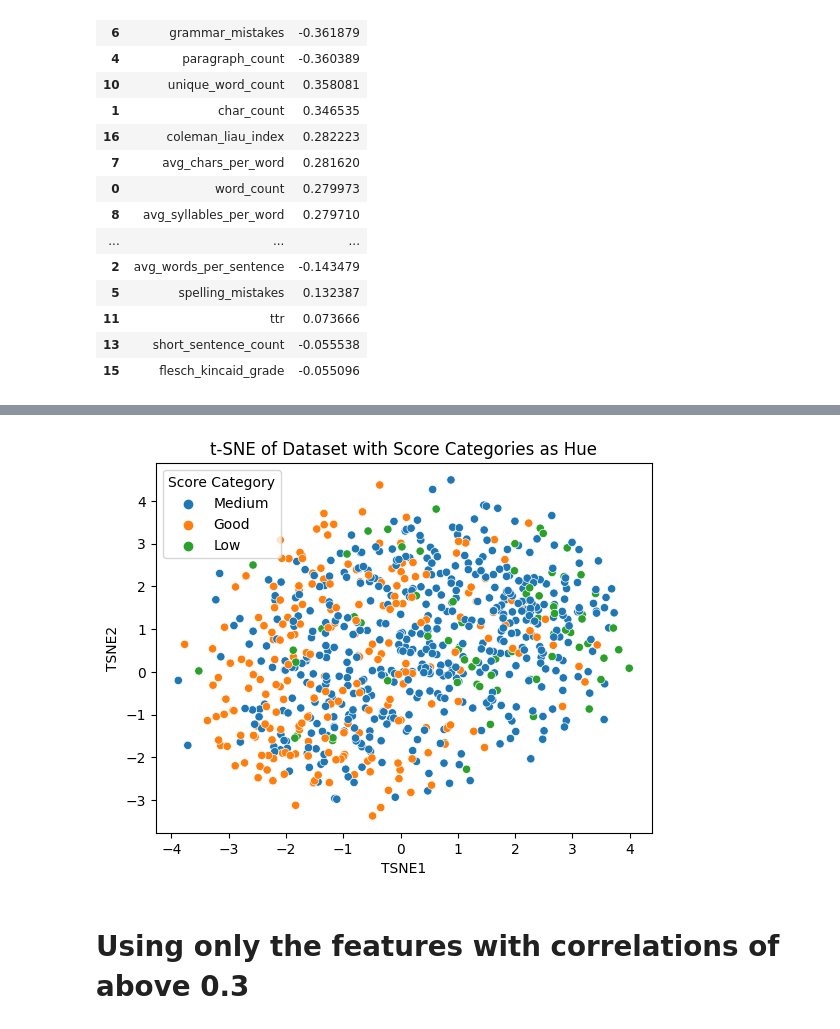
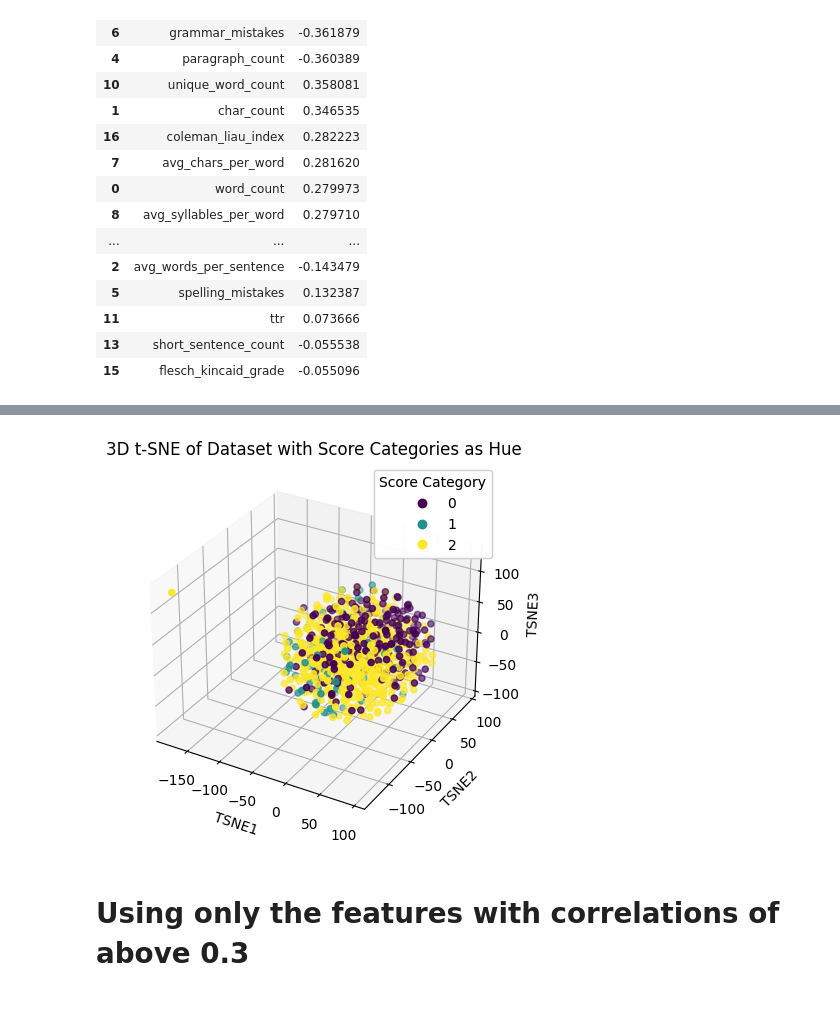
Before and after one commit to gderiddershanghai/Group-201, a Jupyter notebook: notebooks/ginger_proposal_eda.ipynb, the cells around one changed output, grey strips where cells are left out. Saved outputs shown, nothing was run; the diff lists cells and outputs as text; code cells hidden in the pictures.

```diff
--- a/notebooks/ginger_proposal_eda.ipynb
+++ b/notebooks/ginger_proposal_eda.ipynb
@@ -195,35 +197,48 @@ plt.show()
-# %%
-from sklearn.preprocessing import StandardScaler
-from sklearn.manifold import TSNE
-import seaborn as sns
-import matplotlib.pyplot as plt
-import pandas as pd
-
-# Assuming 'Overall' is the target column and 'Score Category' is now your categorical column
-X = basic_df.drop(columns=['Overall', 'Score Category'])  # Features
-y = basic_df['Score Category']  # Categorical target
-
-# Standardize the data before t-SNE
-scaler = StandardScaler()
-X_scaled = scaler.fit_transform(X)
-
-# Perform t-SNE and reduce to 2 components
-tsne = TSNE(n_components=2, random_state=42)
-X_tsne = tsne.fit_transform(X_scaled)
-
-# Convert t-SNE result into a DataFrame for easy plotting
-tsne_df = pd.DataFrame(data=X_tsne, columns=['TSNE1', 'TSNE2'])
-tsne_df['Score Category'] = y.values  # Add the 'Score Category' column back for plotting
-
-# Create a scatterplot of the two t-SNE components with the new categories
-sns.scatterplot(x='TSNE1', y='TSNE2', hue='Score Category', data=tsne_df)
-
-# Add plot title and labels
-plt.title('t-SNE of Dataset with Score Categories as Hue')
-plt.savefig('../plots/scatterplot_tsne.png')
-plt.show()
-# %% [output]
-[figure, removed]
+# %%
+from sklearn.preprocessing import StandardScaler
+from sklearn.manifold import TSNE
+import seaborn as sns
+import matplotlib.pyplot as plt
+import pandas as pd
+from mpl_toolkits.mplot3d import Axes3D
+
+# Assuming 'Overall' is the target column and 'Score Category' is now your categorical column
+X = basic_df.drop(columns=['Question', 'Essay', 'Overall', 'Score Category'])  # Features
+y = basic_df['Score Category']  # Categorical target
+
+# Standardize the data before t-SNE
+scaler = StandardScaler()
+X_scaled = scaler.fit_transform(X)
+
+# Perform t-SNE and reduce to 3 components
+tsne = TSNE(n_components=3, random_state=42)
+X_tsne = tsne.fit_transform(X_scaled)
+
+# Convert t-SNE result into a DataFrame for easy plotting
+tsne_df = pd.DataFrame(data=X_tsne, columns=['TSNE1', 'TSNE2', 'TSNE3'])
+tsne_df['Score Category'] = y.values  # Add the 'Score Category' column back for plotting
+
+# Create a 3D scatterplot of the three t-SNE components with the new categories
+fig = plt.figure()
+ax = fig.add_subplot(111, projection='3d')
+scatter = ax.scatter(tsne_df['TSNE1'], tsne_df['TSNE2'], tsne_df['TSNE3'],
+                     c=pd.Categorical(tsne_df['Score Category']).codes, cmap='viridis')
+
+# Add plot title and labels
+ax.set_title('3D t-SNE of Dataset with Score Categories as Hue')
+ax.set_xlabel('TSNE1')
+ax.set_ylabel('TSNE2')
+ax.set_zlabel('TSNE3')
+
+# Add legend
+legend1 = ax.legend(*scatter.legend_elements(), title="Score Category")
+ax.add_artist(legend1)
+
+# Save and show the plot
+plt.savefig('../plots/3d_scatterplot_tsne.png')
+plt.show()
+# %% [output]
+[figure, added]
 # %% [markdown]
 # Using only the features with correlations of above 0.3
 # %%
```
Also changed, not shown: parts of 14 cells of this notebook, 8 other files.
